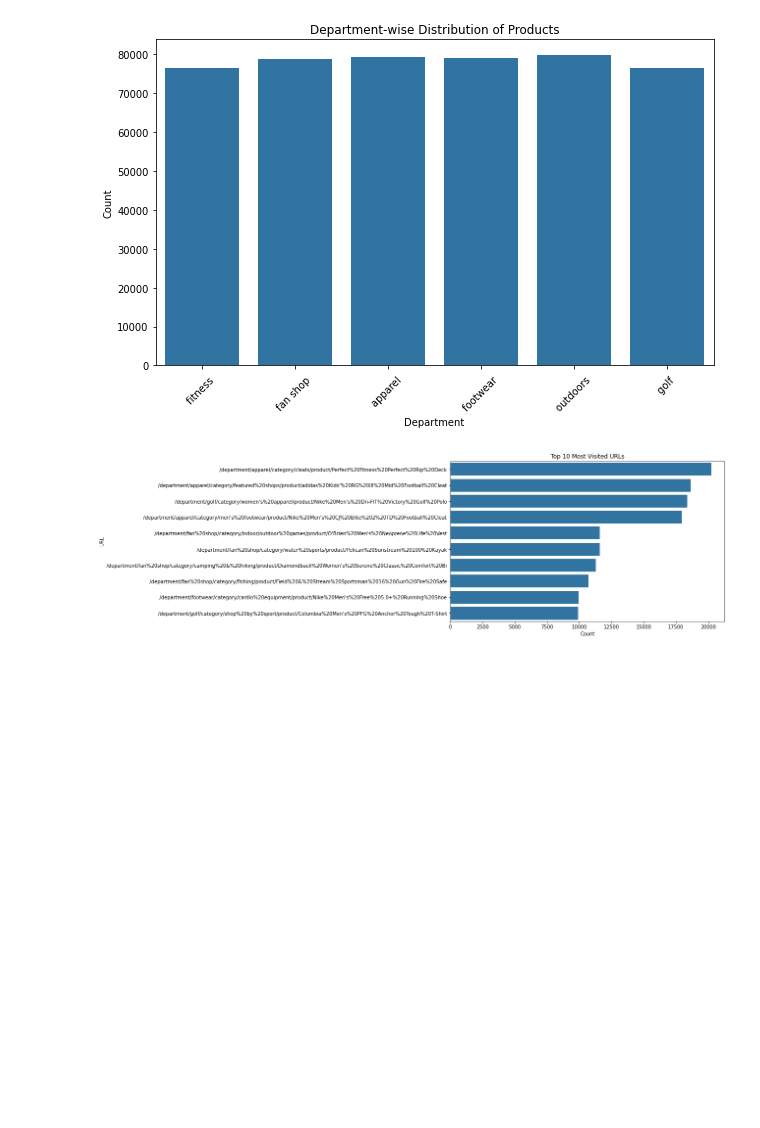
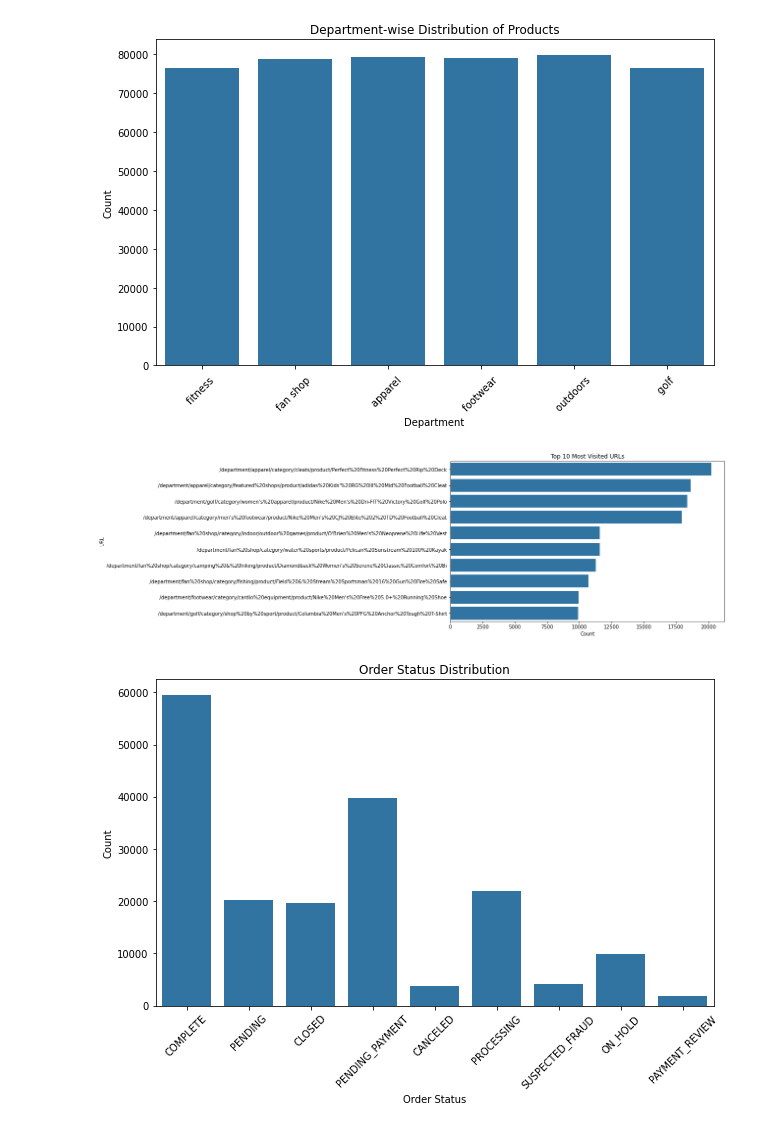
Before and after one commit to ShubhLP/Digital-Dynamos, a Jupyter notebook: DataCo_Supply_Chain_Analytics.ipynb, the cells around one changed output. Cells and saved outputs as stored; diff of their text form; code cells hidden in the pictures; blank space fills up the shorter version.

Commit message:
added csv folder and supply df visuals and analysis

```diff
--- a/DataCo_Supply_Chain_Analytics.ipynb
+++ b/DataCo_Supply_Chain_Analytics.ipynb
@@ -486,3 +496,71 @@ plt.show()
 [figure]
 [figure]
 [figure]
+# %%
+#supply df visuals
+
+# Visualization 1: Order Status Distribution
+plt.figure(figsize=(10, 6))
+sb.countplot(data=supply_df, x='Order Status')
+plt.title('Order Status Distribution')
+plt.xlabel('Order Status')
+plt.ylabel('Count')
+plt.xticks(rotation=45)
+plt.show()
+
+# Visualization 2: Sales Trend Over Time
+plt.figure(figsize=(10, 6))
+sb.lineplot(data=supply_df, x='order date (DateOrders)', y='Sales')
+plt.title('Sales Trend Over Time')
+plt.xlabel('Order Date')
+plt.ylabel('Sales')
+plt.show()
+
+# Visualization 3: Profit Ratio Distribution
+plt.figure(figsize=(10, 6))
+sb.histplot(data=supply_df, x='Order Item Profit Ratio', bins=30, kde=True)
+plt.title('Profit Ratio Distribution')
+plt.xlabel('Profit Ratio')
+plt.ylabel('Frequency')
+plt.show()
+
+# Visualization 4: Market-wise Sales Analysis
+plt.figure(figsize=(10, 6))
+sb.barplot(data=supply_df, x='Market', y='Sales', estimator=sum)
+plt.title('Market-wise Sales Analysis')
+plt.xlabel('Market')
+plt.ylabel('Total Sales')
+plt.xticks(rotation=45)
+plt.show()
+
+# Visualization 5: Customer Segment Analysis
+plt.figure(figsize=(8, 8))
+supply_df['Customer Segment'].value_counts().plot.pie(autopct='%1.1f%%')
+plt.title('Customer Segment Analysis')
+plt.ylabel('')
+plt.show()
+
+# Visualization 6: Late Delivery Risk Analysis
+plt.figure(figsize=(10, 6))
+sb.countplot(data=supply_df, x='Late_delivery_risk')
+plt.title('Late Delivery Risk Analysis')
+plt.xlabel('Late Delivery Risk')
+plt.ylabel('Count')
+plt.show()
+
+# Visualization 7: Product Price Distribution
+plt.figure(figsize=(10, 6))
+sb.histplot(data=supply_df, x='Product Price', bins=30, kde=True)
+plt.title('Product Price Distribution')
+plt.xlabel('Product Price')
+plt.ylabel('Frequency')
+plt.show()
+
+# Visualization 8: Shipping Mode Analysis
+plt.figure(figsize=(8, 8))
+supply_df['Shipping Mode'].value_counts().plot.pie(autopct='%1.1f%%')
+plt.title('Shipping Mode Analysis')
+plt.ylabel('')
+plt.show()
+# %% [output]
+[figure, added]
```
Also changed, not shown: parts of 10 cells of this notebook, 6 other files.
